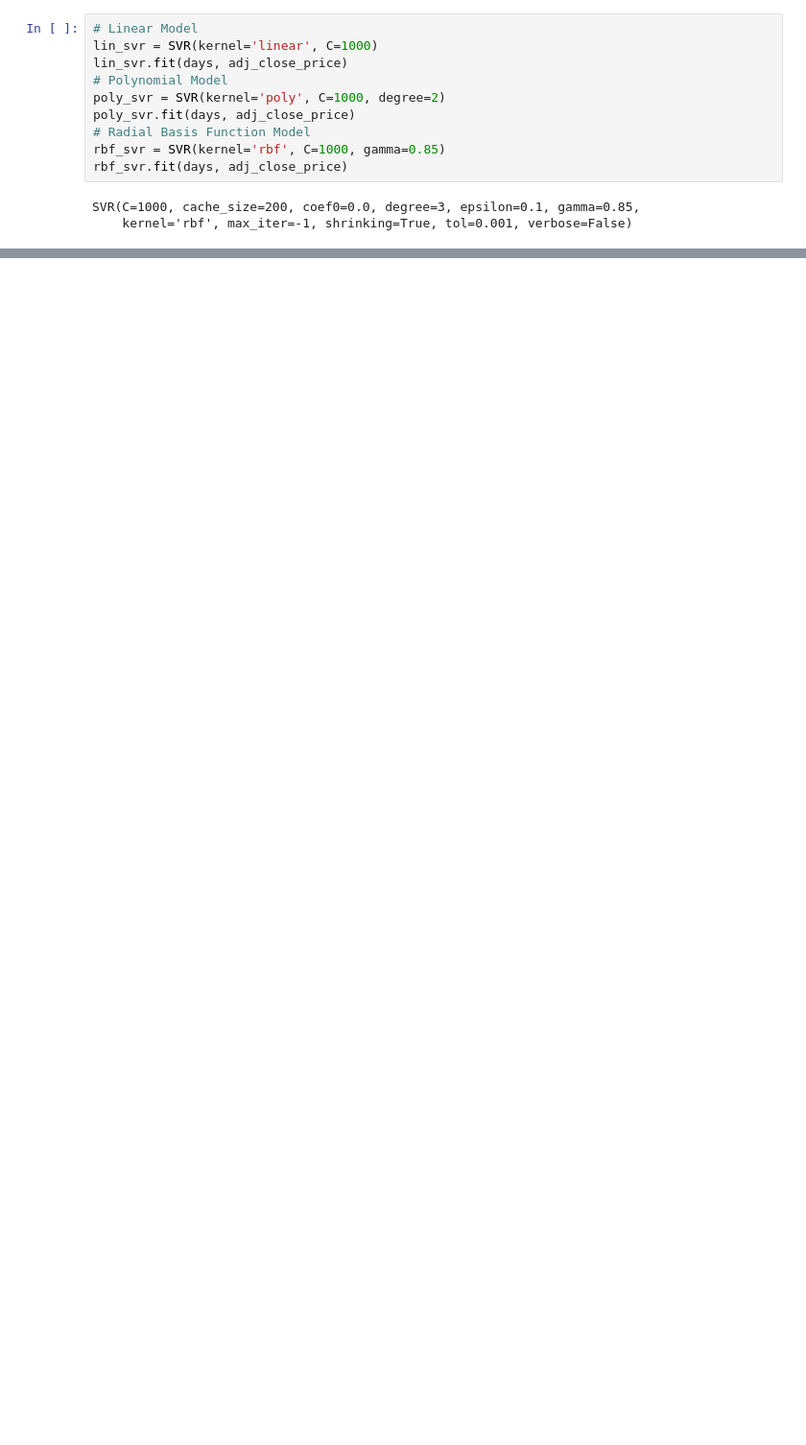
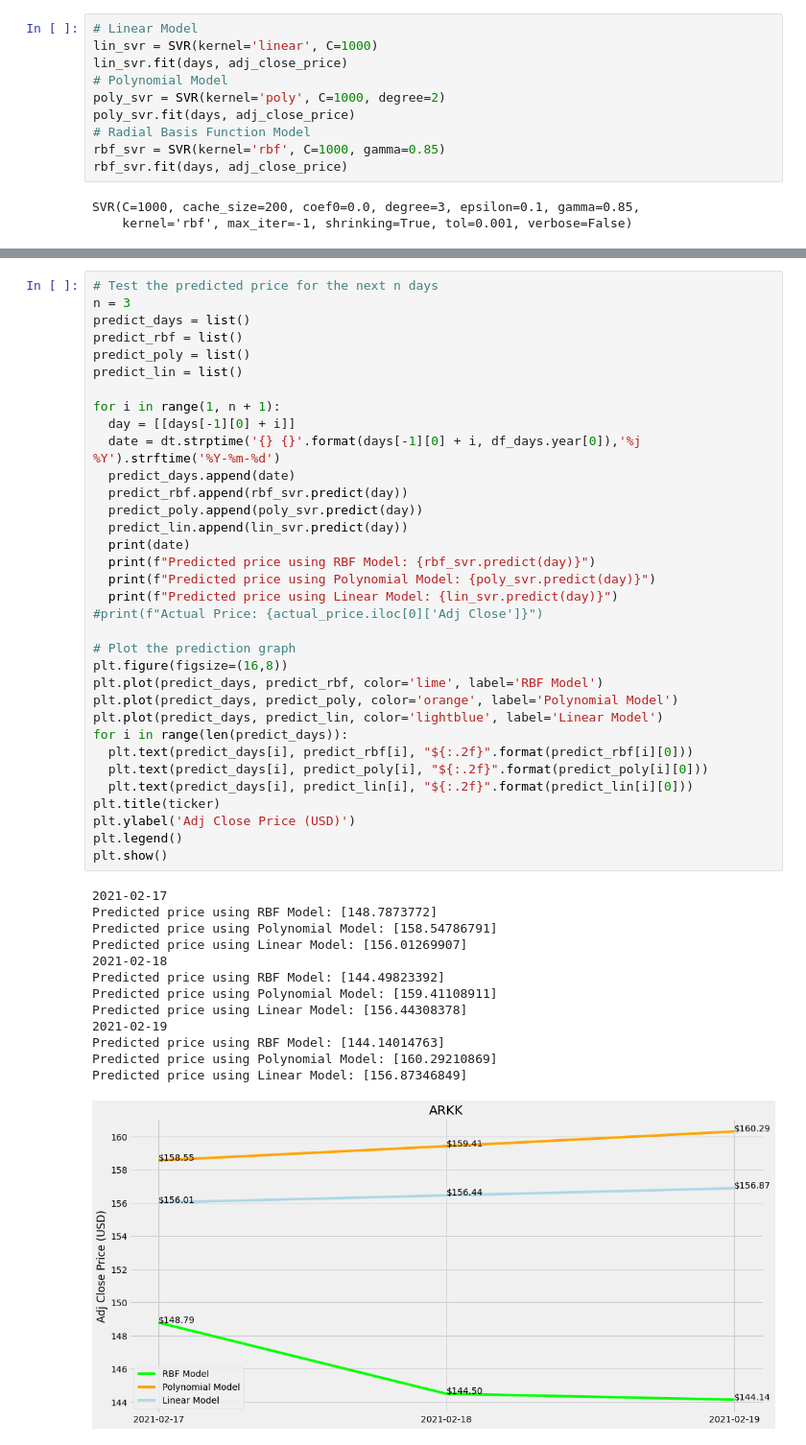
Before and after one commit to kriskirla/AllProjects, a Jupyter notebook: Algotrading/Stock_Forecast_SVM.ipynb, the cells around one changed output, grey strips where cells are left out. Shown at 96% size. Cells and saved outputs as stored; diff of their text form; blank space fills up the shorter version.

```diff
--- a/Algotrading/Stock_Forecast_SVM.ipynb
+++ b/Algotrading/Stock_Forecast_SVM.ipynb
@@ -89,0 +83,48 @@ Predicted price using Linear Model: [135.70255737]
+# %%
+# Test the predicted price for the next n days
+n = 3
+predict_days = list()
+predict_rbf = list()
+predict_poly = list()
+predict_lin = list()
+
+for i in range(1, n + 1):
+  day = [[days[-1][0] + i]]
+  date = dt.strptime('{} {}'.format(days[-1][0] + i, df_days.year[0]),'%j %Y').strftime('%Y-%m-%d')
+  predict_days.append(date)
+  predict_rbf.append(rbf_svr.predict(day))
+  predict_poly.append(poly_svr.predict(day))
+  predict_lin.append(lin_svr.predict(day))
+  print(date)
+  print(f"Predicted price using RBF Model: {rbf_svr.predict(day)}")
+  print(f"Predicted price using Polynomial Model: {poly_svr.predict(day)}")
+  print(f"Predicted price using Linear Model: {lin_svr.predict(day)}")
+#print(f"Actual Price: {actual_price.iloc[0]['Adj Close']}")
+
+# Plot the prediction graph
+plt.figure(figsize=(16,8))
+plt.plot(predict_days, predict_rbf, color='lime', label='RBF Model')
+plt.plot(predict_days, predict_poly, color='orange', label='Polynomial Model')
+plt.plot(predict_days, predict_lin, color='lightblue', label='Linear Model')
+for i in range(len(predict_days)):
+  plt.text(predict_days[i], predict_rbf[i], "${:.2f}".format(predict_rbf[i][0]))
+  plt.text(predict_days[i], predict_poly[i], "${:.2f}".format(predict_poly[i][0]))
+  plt.text(predict_days[i], predict_lin[i], "${:.2f}".format(predict_lin[i][0]))
+plt.title(ticker)
+plt.ylabel('Adj Close Price (USD)')
+plt.legend()
+plt.show()
+# %% [output]
+2021-02-17
+Predicted price using RBF Model: [148.7873772]
+Predicted price using Polynomial Model: [158.54786791]
+Predicted price using Linear Model: [156.01269907]
+2021-02-18
+Predicted price using RBF Model: [144.49823392]
+Predicted price using Polynomial Model: [159.41108911]
+Predicted price using Linear Model: [156.44308378]
+2021-02-19
+Predicted price using RBF Model: [144.14014763]
+Predicted price using Polynomial Model: [160.29210869]
+Predicted price using Linear Model: [156.87346849]
+[figure, added]
```
Also changed, not shown: parts of 4 cells of this notebook.
